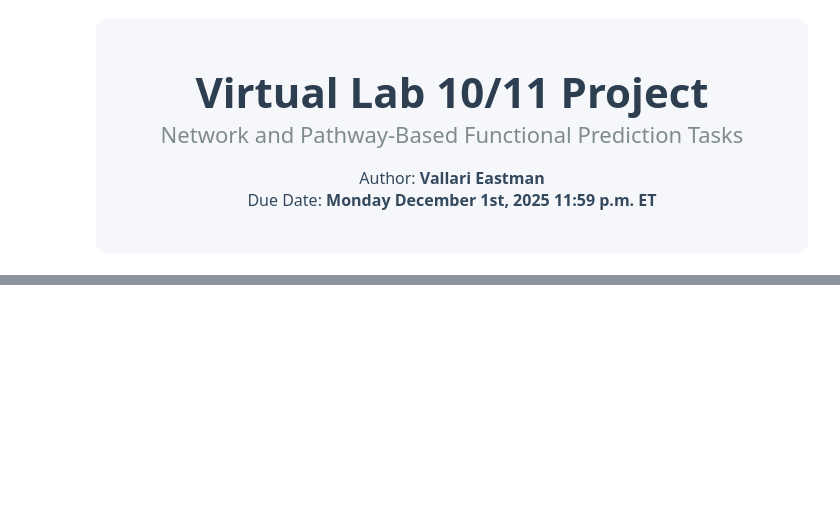
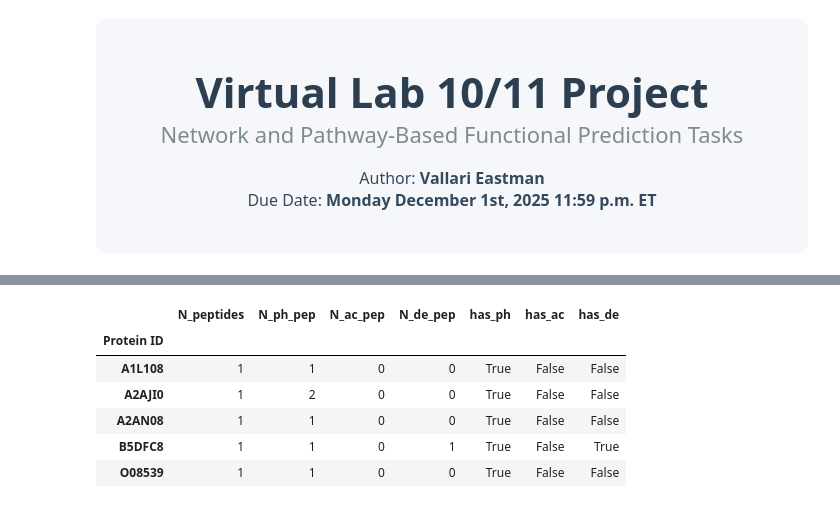
Before and after one commit to vallarieastman/Protein-Bioinformatics, a Jupyter notebook: VL10_Pathway-Based-Prediction/VL10_Pathway-Based-Prediction.ipynb, the cells around one changed output, grey strips where cells are left out. Saved outputs shown, nothing was run; the diff lists cells and outputs as text; code cells hidden in the pictures; blank space fills up the shorter version.

```diff
--- a/VL10_Pathway-Based-Prediction/VL10_Pathway-Based-Prediction.ipynb
+++ b/VL10_Pathway-Based-Prediction/VL10_Pathway-Based-Prediction.ipynb
@@ -50,0 +526,28 @@
+# %%
+# Create a protein-level table
+
+# Mapped peptides only
+mapped = df1_annotated_clean[df1_annotated_clean["Protein ID"].notna()].copy()
+
+# Aggregate PTM info to the protein level
+protein_summary = mapped.groupby("Protein ID").agg(
+    N_peptides    = ("pep_clean", "nunique"),
+    N_ph_pep      = ("has_ph", "sum"),
+    N_ac_pep      = ("has_ac", "sum"),
+    N_de_pep      = ("has_de", "sum")
+)
+
+# Boolean: does this protein ever appear with each PTM type?
+protein_summary["has_ph"] = protein_summary["N_ph_pep"] > 0
+protein_summary["has_ac"] = protein_summary["N_ac_pep"] > 0
+protein_summary["has_de"] = protein_summary["N_de_pep"] > 0
+
+protein_summary.head()
+# %% [output]
+|  | N_peptides | N_ph_pep | N_ac_pep | N_de_pep | has_ph | has_ac | has_de |
+| Protein ID |  |  |  |  |  |  |  |
+| A1L108 | 1 | 1 | 0 | 0 | True | False | False |
+| A2AJI0 | 1 | 2 | 0 | 0 | True | False | False |
+| A2AN08 | 1 | 1 | 0 | 0 | True | False | False |
+| B5DFC8 | 1 | 1 | 0 | 1 | True | False | True |
+| O08539 | 1 | 1 | 0 | 0 | True | False | False |
```
Also changed, not shown: parts of 38 cells of this notebook, 3 other files.
